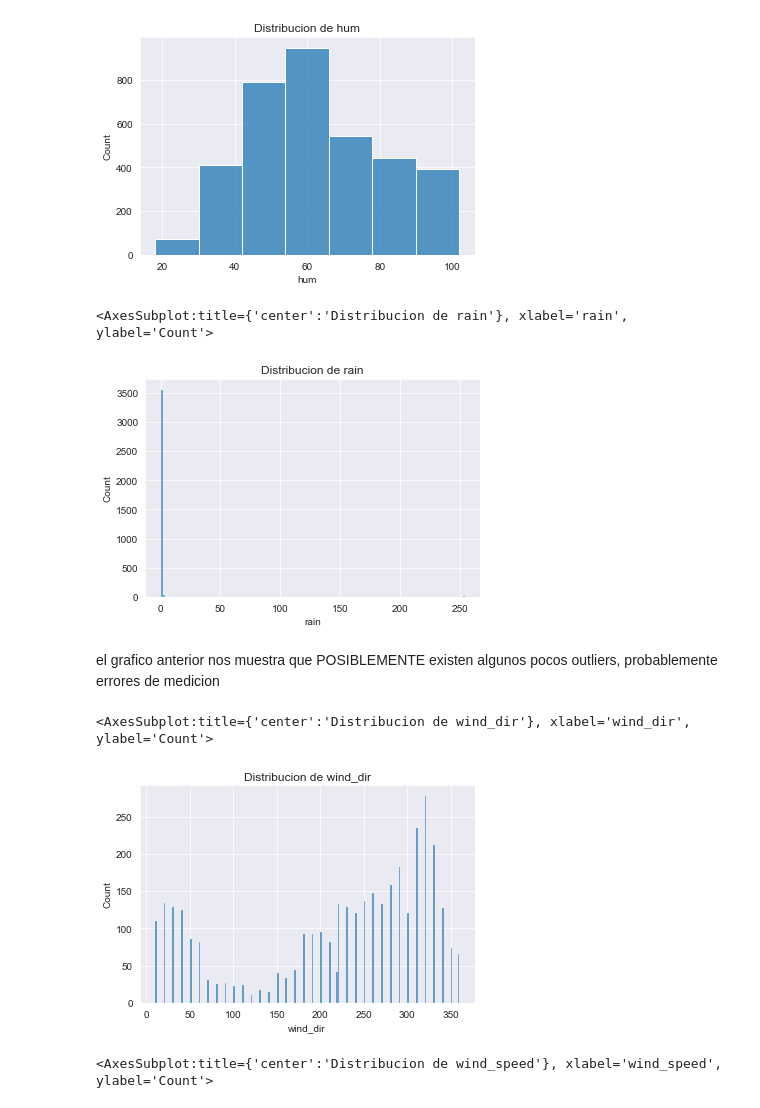
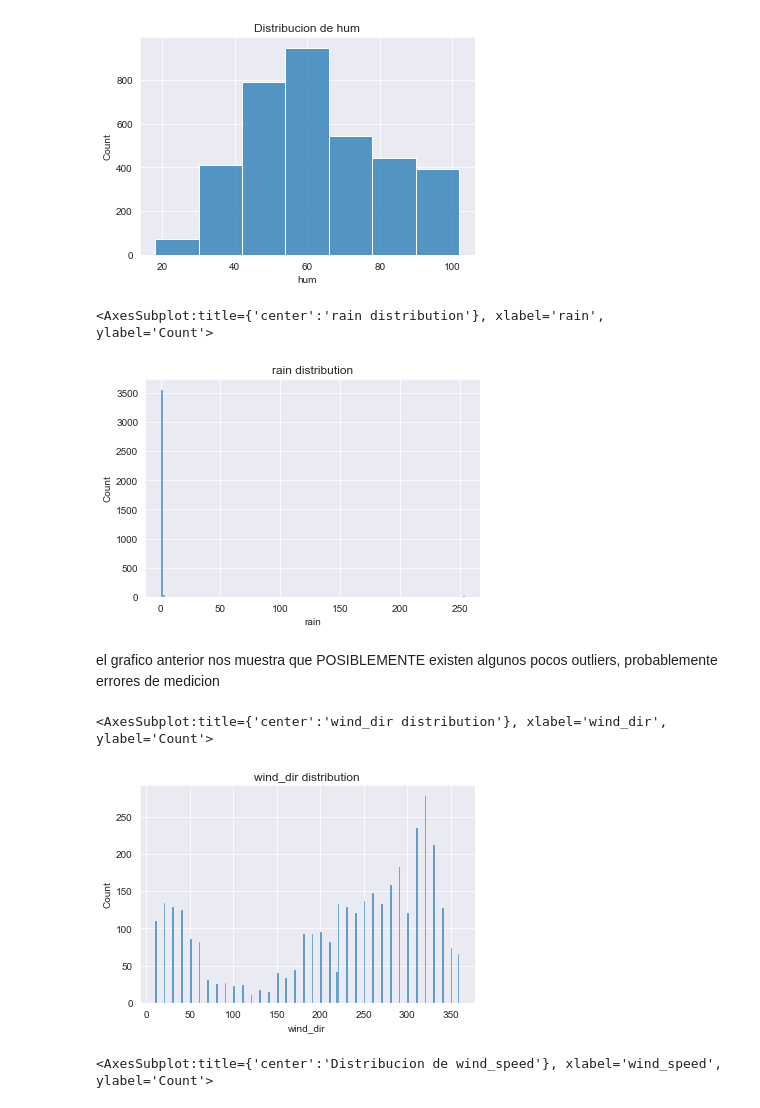
Before and after one commit to namdiv/Final_project, a Jupyter notebook: weather_data.ipynb, the cells around one changed output. Cells and saved outputs as stored; diff of their text form; code cells hidden in the pictures.

```diff
--- a/weather_data.ipynb
+++ b/weather_data.ipynb
@@ -31,7 +31,7 @@ df_list = []
 for i in lista:
     #Seteo del periodo estudiado
     start = datetime(2018, 1, 1)
-    end = datetime(2018, 1, 31)
+    end = datetime(2018, 1, 31, 23, 59)
     #seteo de locacion (latitud, longitud, elevacion)
     location = Point([i][0][0], [i][0][1], [i][0][2])
     # indicamos que queremos una frecuencia por hora
@@ -235,20 +237,20 @@ sns.histplot(data=df, x="hum", binwidth=12)
 [figure]
 # %%
 sns.set_style("darkgrid")
-plt.title("Distribucion de rain")
+plt.title("rain distribution")
 sns.histplot(data=df, x="rain", binwidth=2)
 # %% [output]
-<AxesSubplot:title={'center':'Distribucion de rain'}, xlabel='rain', ylabel='Count'>
+<AxesSubplot:title={'center':'rain distribution'}, xlabel='rain', ylabel='Count'>
-[figure, old version]
+[figure, new version]
 # %% [markdown]
 el grafico anterior nos muestra que POSIBLEMENTE existen algunos pocos outliers, probablemente errores de medicion
 # %%
 sns.set_style("darkgrid")
-plt.title("Distribucion de wind_dir")
+plt.title("wind_dir distribution")
 sns.histplot(data=df, x="wind_dir", binwidth=2)
 # %% [output]
-<AxesSubplot:title={'center':'Distribucion de wind_dir'}, xlabel='wind_dir', ylabel='Count'>
+<AxesSubplot:title={'center':'wind_dir distribution'}, xlabel='wind_dir', ylabel='Count'>
-[figure, old version]
+[figure, new version]
 # %%
 sns.set_style("darkgrid")
 plt.title("Distribucion de wind_speed")
```
Also changed, not shown: parts of 12 cells of this notebook.
